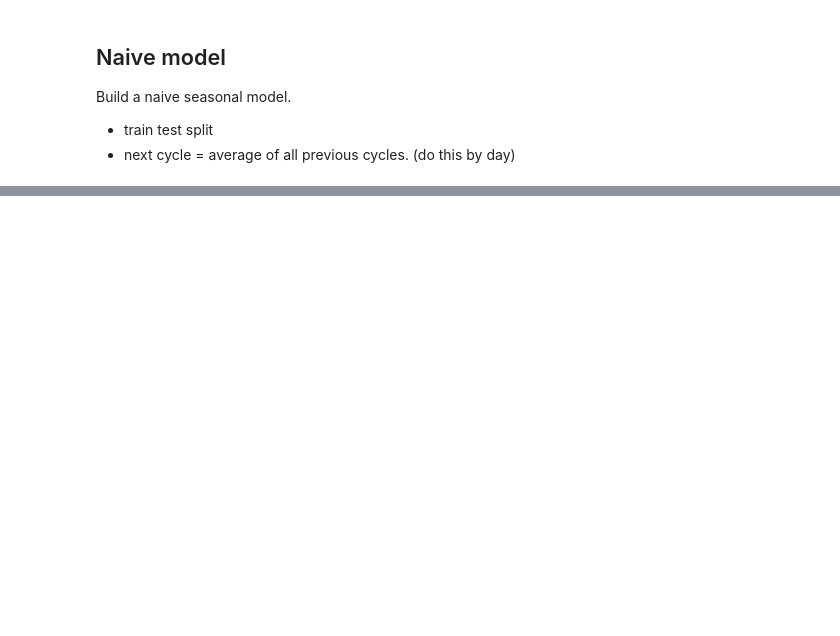
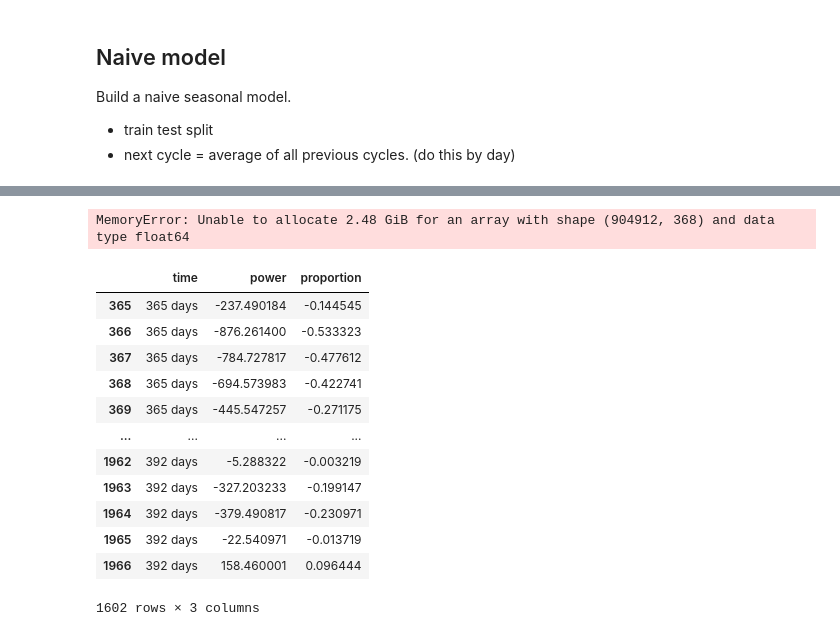
Before and after one commit to Erdos-Projects/predicting-day-ahead-solar-power-production, a Jupyter notebook: notebooks/eda/RS/time-series-EDA.ipynb, the cells around one changed output, grey strips where cells are left out. Saved outputs shown, nothing was run; the diff lists cells and outputs as text; code cells hidden in the pictures; blank space fills up the shorter version.

```diff
--- a/notebooks/eda/RS/time-series-EDA.ipynb
+++ b/notebooks/eda/RS/time-series-EDA.ipynb
@@ -272,0 +414,61 @@ Missing days: (there is a gap before printed day)
+# %%
+from pmdarima import auto_arima
+
+i=0
+file_name = str(sample_data.iloc[i,0])+"_"
+if sample_data.iloc[i,1]=="meter":
+    file_name = file_name + "meter_"
+else:
+    file_name = file_name + "inverter_"
+file_name = file_name + str(sample_data.iloc[i,2]).zfill(3) + ".csv"
+
+df = pd.read_csv(f'../../../../data_ds_project/systems/prize/prize_cleaned_power/{file_name}')
+    #print(f"System_id = {str(sample_data.iloc[i,0])}")
+
+    #turn strings into daytime
+df['time'] = pd.to_datetime(df['time'])
+
+max = df['power'].max()
+df['proportion'] = df['power']/max
+
+model = auto_arima(df['proportion'], seasonal = True, m=365)
+model.summary()
+# %% [output]
+MemoryError: Unable to allocate 2.48 GiB for an array with shape (904912, 368) and data type float64
+# %%
+#That was too computationally intensive... what if we try the differenced version?
+from pmdarima import auto_arima
+
+i=0
+file_name = str(sample_data.iloc[i,0])+"_"
+if sample_data.iloc[i,1]=="meter":
+    file_name = file_name + "meter_"
+else:
+    file_name = file_name + "inverter_"
+file_name = file_name + str(sample_data.iloc[i,2]).zfill(3) + ".csv"
+
+df = pd.read_csv(f'../../../../data_ds_project/systems/prize/prize_cleaned_power/{file_name}')
+    #print(f"System_id = {str(sample_data.iloc[i,0])}")
+
+    #turn strings into daytime
+df['time'] = pd.to_datetime(df['time'])
+
+max = df['power'].max()
+df['proportion'] = df['power']/max
+
+#Also need to do the train/test split with 80% of data
+df_train = df.iloc[:int(0.8*len(df))]
+# %% [output]
+|  | time | power | proportion |
+| 365 | 365 days | -237.490184 | -0.144545 |
+| 366 | 365 days | -876.261400 | -0.533323 |
+| 367 | 365 days | -784.727817 | -0.477612 |
+| 368 | 365 days | -694.573983 | -0.422741 |
+| 369 | 365 days | -445.547257 | -0.271175 |
+| ... | ... | ... | ... |
+| 1962 | 392 days | -5.288322 | -0.003219 |
+| 1963 | 392 days | -327.203233 | -0.199147 |
+| 1964 | 392 days | -379.490817 | -0.230971 |
+| 1965 | 392 days | -22.540971 | -0.013719 |
+| 1966 | 392 days | 158.460001 | 0.096444 |
+1602 rows × 3 columns
```
Also changed, not shown: parts of 11 cells of this notebook, 3 other files.
